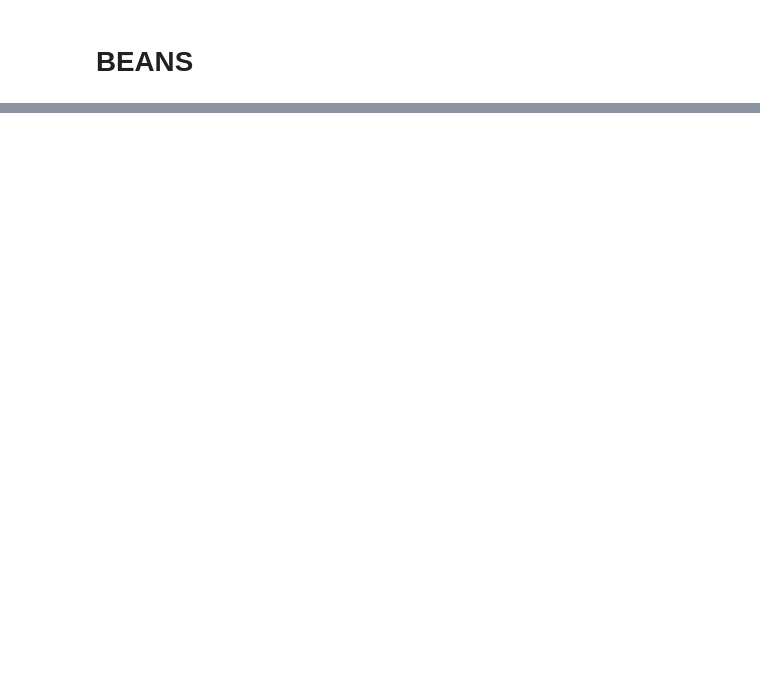
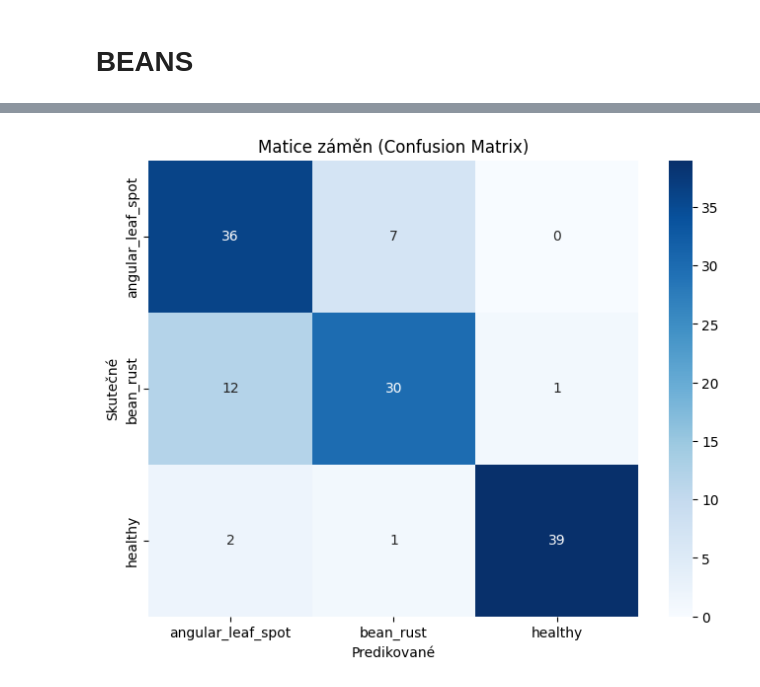
Before and after one commit to m-pydych/Beans_ML, a Jupyter notebook: beans.ipynb, the cells around one changed output, grey strips where cells are left out. Cells and saved outputs as stored; diff of their text form; code cells hidden in the pictures; blank space fills up the shorter version.

```diff
--- a/beans.ipynb
+++ b/beans.ipynb
@@ -65,0 +224,25 @@ picture count per class in train data
+# %%
+def plot_confusion_matrix(model, loader):
+    model.eval()
+    y_true, y_pred = [], []
+    with torch.no_grad():
+        for images, labels in loader:
+            images, labels = images.to(device), labels.to(device)
+            outputs = model(images)
+            _, predicted = torch.max(outputs, 1)
+            y_true.extend(labels.cpu().numpy())
+            y_pred.extend(predicted.cpu().numpy())
+
+    cm = confusion_matrix(y_true, y_pred)
+    plt.figure(figsize=(8, 6))
+    sns.heatmap(cm, annot=True, fmt='d', cmap='Blues',
+                xticklabels=loader.dataset.classes,
+                yticklabels=loader.dataset.classes)
+    plt.xlabel('Predikované')
+    plt.ylabel('Skutečné')
+    plt.title('Matice záměn (Confusion Matrix)')
+    plt.show()
+
+plot_confusion_matrix(model_1, test_loader)
+# %% [output]
+[figure, added]
```
Also changed, not shown: parts of 20 cells of this notebook.
